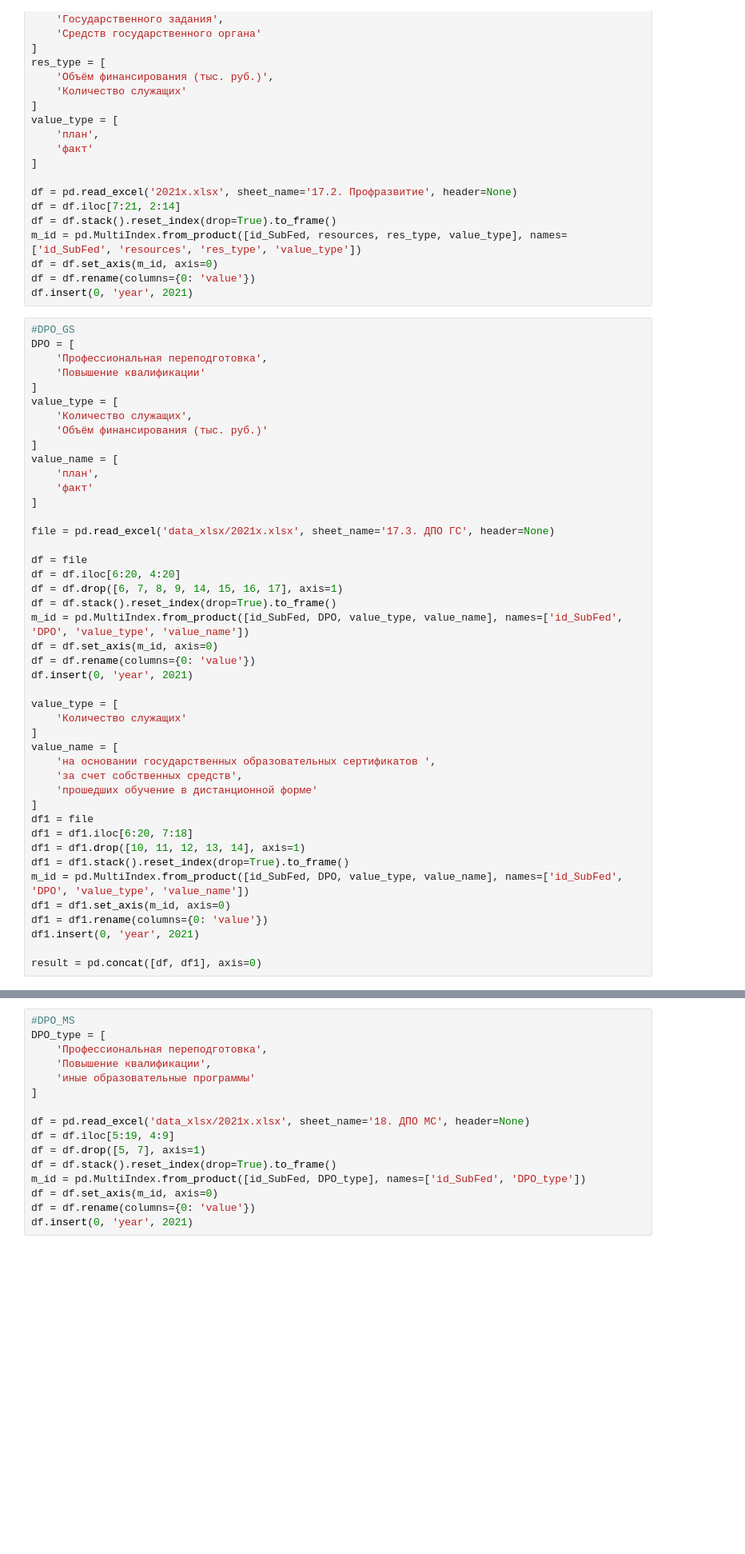
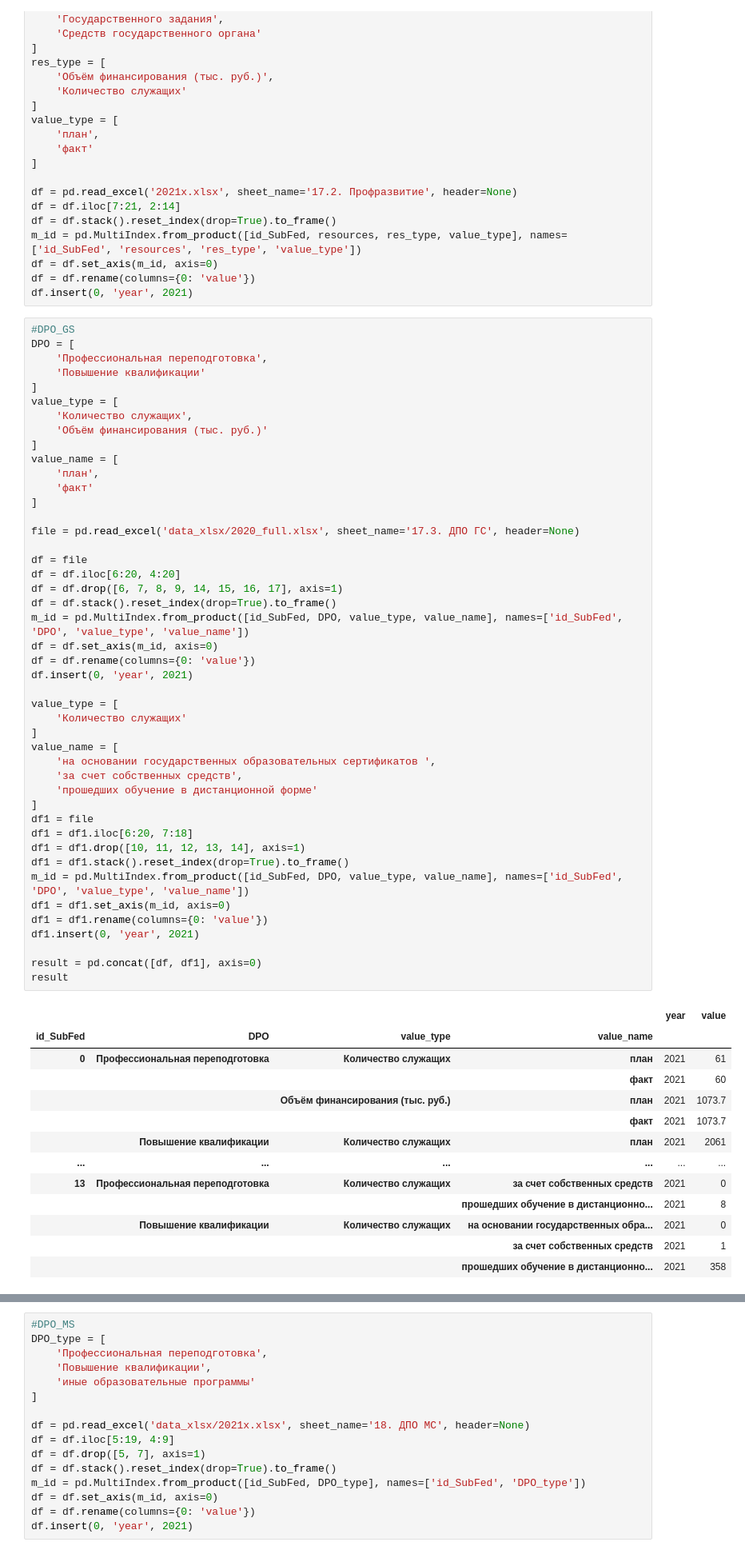
Before and after one commit to Viraremi/ulstu_praktik, a Jupyter notebook: func_test.ipynb, the cells around one changed output, grey strips where cells are left out. Shown at 80% size. Drawn from its saved outputs; the diff is of its cells as text; blank space fills up the shorter version.

```diff
--- a/func_test.ipynb
+++ b/func_test.ipynb
@@ -482,32 +485,47 @@ value_name = [
     'факт'
 ]
 
-file = pd.read_excel('data_xlsx/2021x.xlsx', sheet_name='17.3. ДПО ГС', header=None)
+file = pd.read_excel('data_xlsx/2020_full.xlsx', sheet_name='17.3. ДПО ГС', header=None)
 
 df = file
 df = df.iloc[6:20, 4:20]
 df = df.drop([6, 7, 8, 9, 14, 15, 16, 17], axis=1)
 df = df.stack().reset_index(drop=True).to_frame()
 m_id = pd.MultiIndex.from_product([id_SubFed, DPO, value_type, value_name], names=['id_SubFed', 'DPO', 'value_type', 'value_name'])
 df = df.set_axis(m_id, axis=0)
 df = df.rename(columns={0: 'value'})
 df.insert(0, 'year', 2021)
 
 value_type = [
     'Количество служащих'
 ]
 value_name = [
     'на основании государственных образовательных сертификатов ',
     'за счет собственных средств',
     'прошедших обучение в дистанционной форме'
 ]
 df1 = file
 df1 = df1.iloc[6:20, 7:18]
 df1 = df1.drop([10, 11, 12, 13, 14], axis=1)
 df1 = df1.stack().reset_index(drop=True).to_frame()
 m_id = pd.MultiIndex.from_product([id_SubFed, DPO, value_type, value_name], names=['id_SubFed', 'DPO', 'value_type', 'value_name'])
 df1 = df1.set_axis(m_id, axis=0)
 df1 = df1.rename(columns={0: 'value'})
 df1.insert(0, 'year', 2021)
 
 result = pd.concat([df, df1], axis=0)
+result
+# %% [output]
+|  |  |  |  | year | value |
+| id_SubFed | DPO | value_type | value_name |  |  |
+| 0 | Профессиональная переподготовка | Количество служащих | план | 2021 | 61 |
+|  |  |  | факт | 2021 | 60 |
+|  |  | Объём финансирования (тыс. руб.) | план | 2021 | 1073.7 |
+|  |  |  | факт | 2021 | 1073.7 |
+|  | Повышение квалификации | Количество служащих | план | 2021 | 2061 |
+| ... | ... | ... | ... | ... | ... |
+| 13 | Профессиональная переподготовка | Количество служащих | за счет собственных средств | 2021 | 0 |
+|  |  |  | прошедших обучение в дистанционно... | 2021 | 8 |
+|  | Повышение квалификации | Количество служащих | на основании государственных обра... | 2021 | 0 |
+|  |  |  | за счет собственных средств | 2021 | 1 |
+|  |  |  | прошедших обучение в дистанционно... | 2021 | 358 |
```
Also changed, not shown: parts of 2 cells of this notebook, 12 other files.
